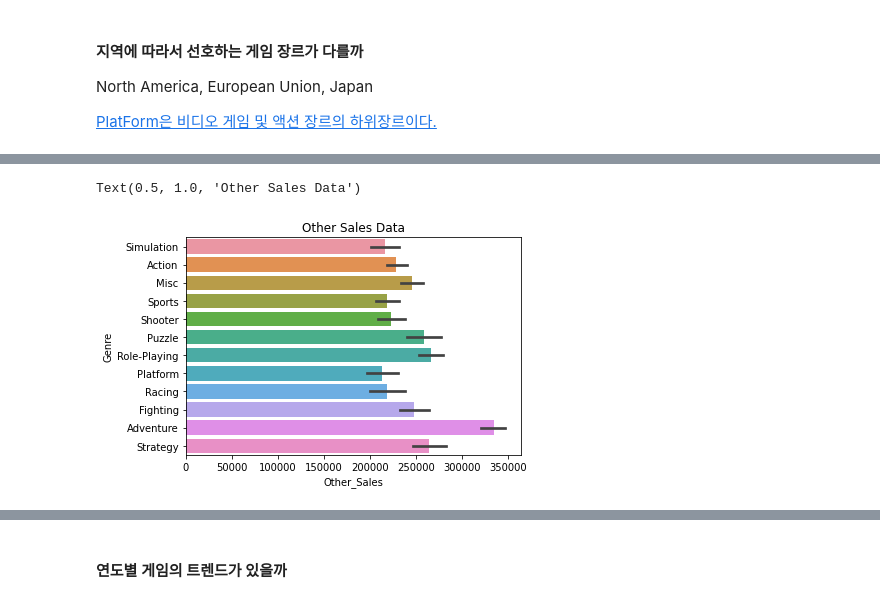
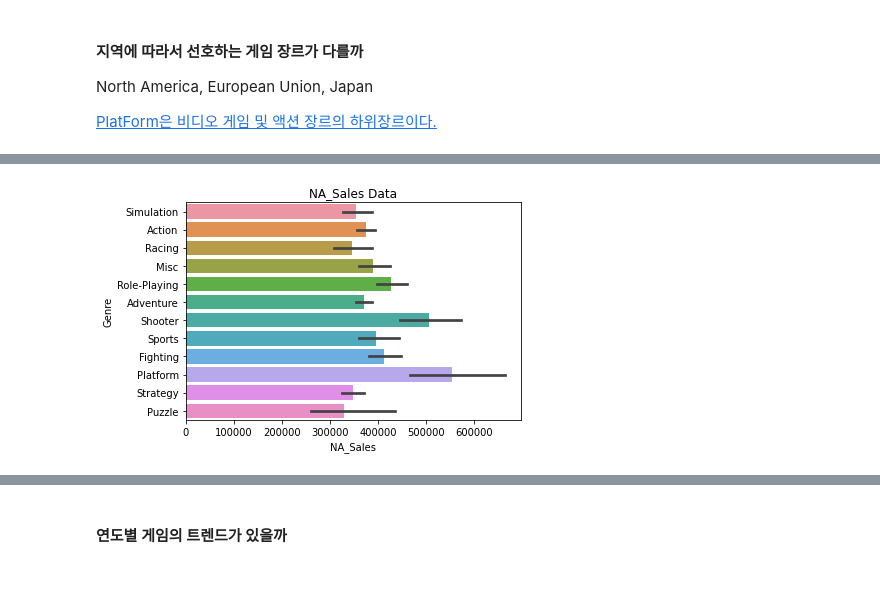
Before and after one commit to clomia/AIB-Section1-Project, a Jupyter notebook: DataAnalysis.ipynb, the cells around one changed output, grey strips where cells are left out. Saved outputs shown, nothing was run; the diff lists cells and outputs as text; code cells hidden in the pictures.

```diff
--- a/DataAnalysis.ipynb
+++ b/DataAnalysis.ipynb
@@ -202,5 +203,6 @@ North America, European Union, Japan
 
 [PlatForm은 비디오 게임 및 액션 장르의 하위장르이다.](https://en.wikipedia.org/wiki/Platform_game)
 # %%
-sns.barplot(x="NA_Sales", y="Genre", data=data)
-plt.title("North America Sales Data")
+def visualization(region):
+    sns.barplot(x=region, y="Genre", data=data)
+    plt.title(f"{region} Data")
@@ -222,6 +209,4 @@ Text(0.5, 1.0, 'Japan Sales Data')
-# %%
-sns.barplot(x="Other_Sales", y="Genre", data=data)
-plt.title("Other Sales Data")
-# %% [output]
-Text(0.5, 1.0, 'Other Sales Data')
-[figure, removed]
+# %%
+visualization("NA_Sales")
+# %% [output]
+[figure, added]
```
Also changed, not shown: parts of 10 cells of this notebook.
